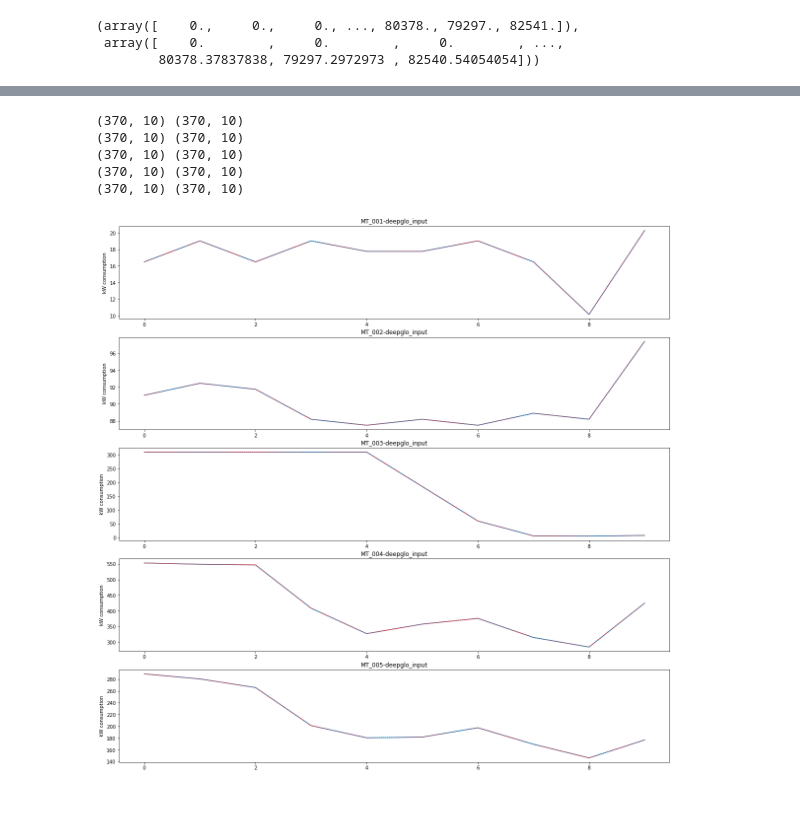
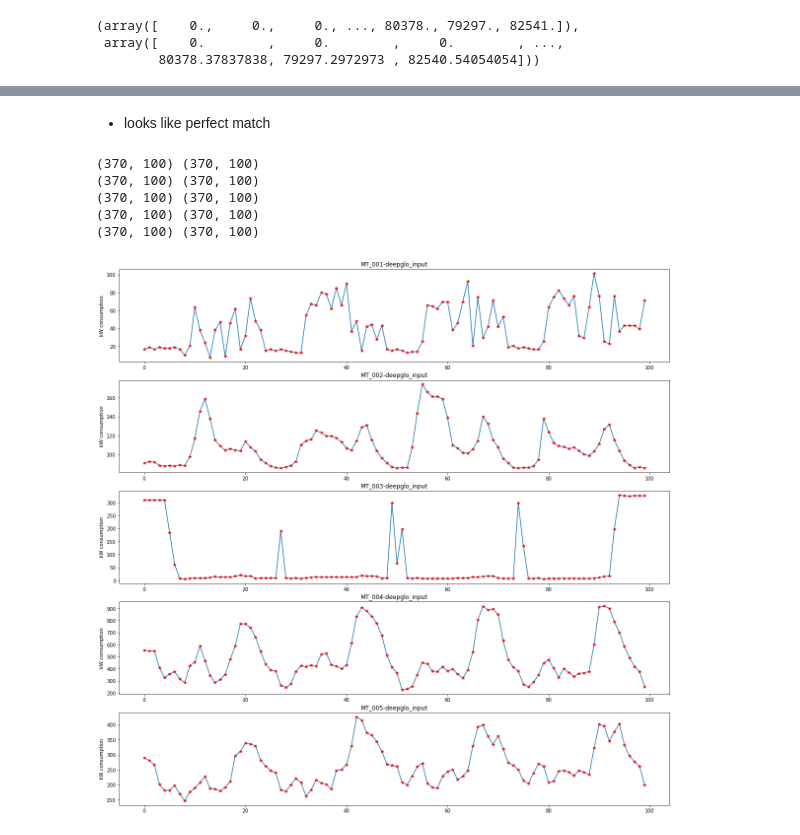
Before and after one commit to shane-huang/deepglo, a Jupyter notebook: preprocess_elect.ipynb, the cells around one changed output, grey strips where cells are left out. Saved outputs shown, nothing was run; the diff lists cells and outputs as text; code cells hidden in the pictures; blank space fills up the shorter version.

```diff
--- a/preprocess_elect.ipynb
+++ b/preprocess_elect.ipynb
@@ -412,13 +414,15 @@ def plot_compare(num_samples, original_processed, ymat_processed, show_part=None
             print(original_processed.shape,ymat_processed.shape)
         plot_single(original_processed[series_id], axx[figure_id], title=columns[series_id]+"-"+"original")
         plot_single(ymat_processed[series_id], axx[figure_id], title=columns[series_id]+"-"+"deepglo_input",
-                    color='r',linestyle='dotted')
+                    color='r',marker='*',linestyle=' ')
+# %% [markdown]
+* looks like perfect match
 # %%
-plot_compare(5,Orignal_processed,Ymat_processed,show_part=(0,10))
+plot_compare(5,Orignal_processed,Ymat_processed,show_part=(0,100))
 # %% [output]
-(370, 10) (370, 10)
-(370, 10) (370, 10)
-(370, 10) (370, 10)
-(370, 10) (370, 10)
-(370, 10) (370, 10)
+(370, 100) (370, 100)
+(370, 100) (370, 100)
+(370, 100) (370, 100)
+(370, 100) (370, 100)
+(370, 100) (370, 100)
-[figure, old version]
+[figure, new version]
```
Also changed, not shown: parts of 2 cells of this notebook.
